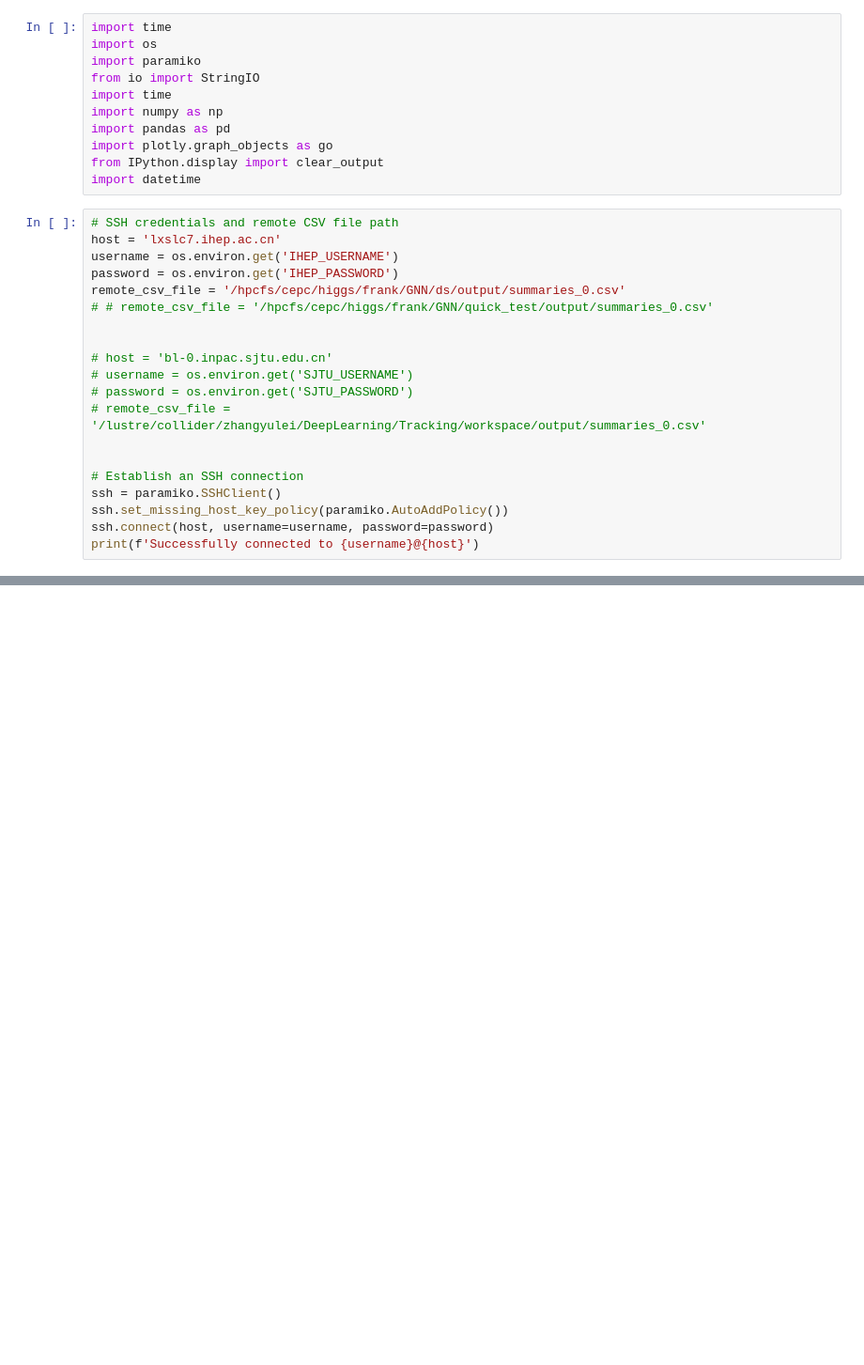
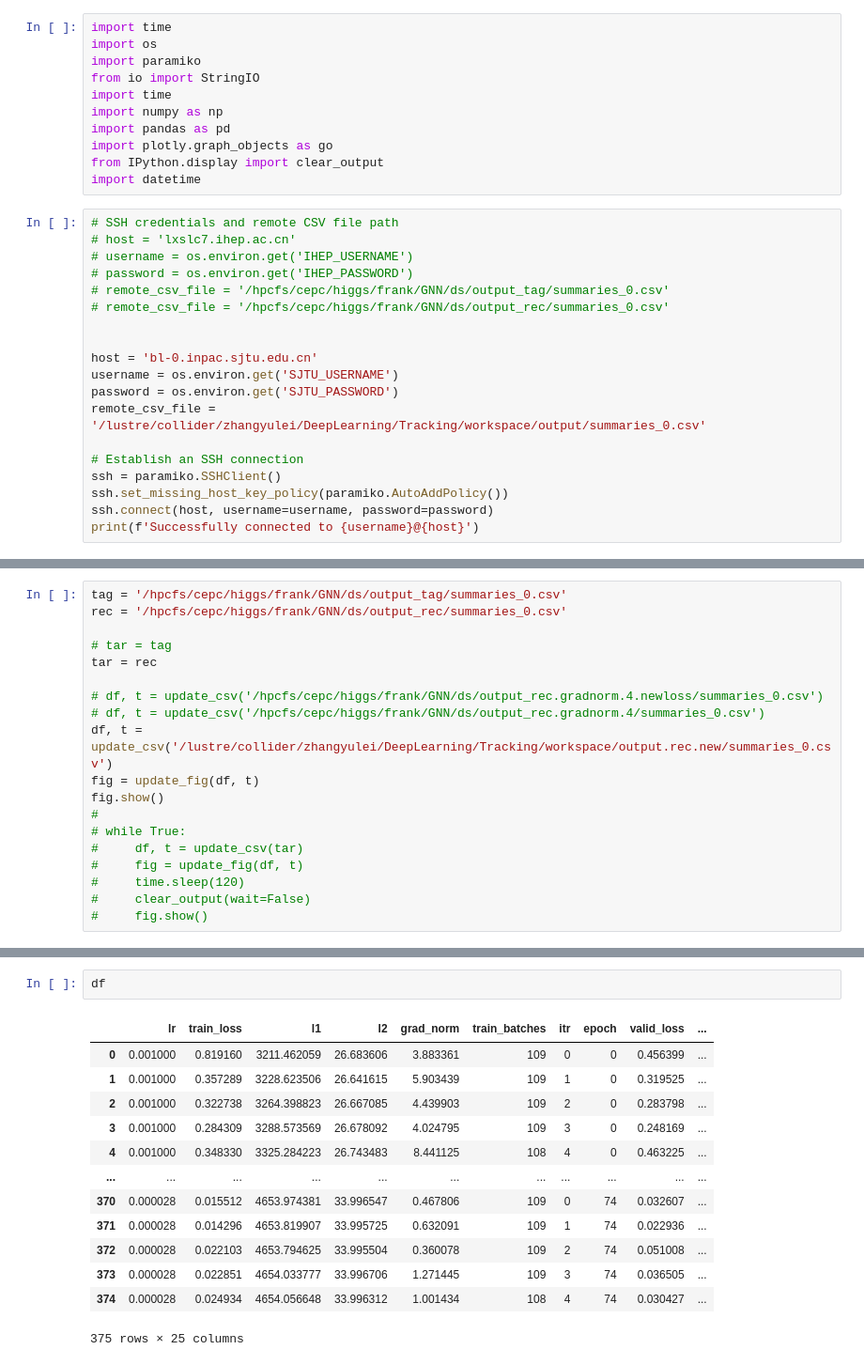
Before and after one commit to Zejia-Lu/trkgnn, a Jupyter notebook: visualization/monitor_ihep.ipynb, the cells around one changed output, grey strips where cells are left out. Shown: that part at 94% size. Drawn from its saved outputs; the diff is of its cells as text; blank space fills up the shorter version.

```diff
--- a/visualization/monitor_ihep.ipynb
+++ b/visualization/monitor_ihep.ipynb
@@ -11,18 +11,17 @@ from IPython.display import clear_output
 import datetime
 # %%
 # SSH credentials and remote CSV file path
-host = 'lxslc7.ihep.ac.cn'
-username = os.environ.get('IHEP_USERNAME')
-password = os.environ.get('IHEP_PASSWORD')
-remote_csv_file = '/hpcfs/cepc/higgs/frank/GNN/ds/output/summaries_0.csv'
-# # remote_csv_file = '/hpcfs/cepc/higgs/frank/GNN/quick_test/output/summaries_0.csv'
+# host = 'lxslc7.ihep.ac.cn'
+# username = os.environ.get('IHEP_USERNAME')
+# password = os.environ.get('IHEP_PASSWORD')
+# remote_csv_file = '/hpcfs/cepc/higgs/frank/GNN/ds/output_tag/summaries_0.csv'
+# remote_csv_file = '/hpcfs/cepc/higgs/frank/GNN/ds/output_rec/summaries_0.csv'
 
 
-# host = 'bl-0.inpac.sjtu.edu.cn'
-# username = os.environ.get('SJTU_USERNAME')
-# password = os.environ.get('SJTU_PASSWORD')
-# remote_csv_file = '/lustre/collider/zhangyulei/DeepLearning/Tracking/workspace/output/summaries_0.csv'
-
+host = 'bl-0.inpac.sjtu.edu.cn'
+username = os.environ.get('SJTU_USERNAME')
+password = os.environ.get('SJTU_PASSWORD')
+remote_csv_file = '/lustre/collider/zhangyulei/DeepLearning/Tracking/workspace/output/summaries_0.csv'
 
 # Establish an SSH connection
 ssh = paramiko.SSHClient()
@@ -205,0 +195,19 @@ while True:
+# %%
+tag = '/hpcfs/cepc/higgs/frank/GNN/ds/output_tag/summaries_0.csv'
+rec = '/hpcfs/cepc/higgs/frank/GNN/ds/output_rec/summaries_0.csv'
+
+# tar = tag
+tar = rec
+
+# df, t = update_csv('/hpcfs/cepc/higgs/frank/GNN/ds/output_rec.gradnorm.4.newloss/summaries_0.csv')
+# df, t = update_csv('/hpcfs/cepc/higgs/frank/GNN/ds/output_rec.gradnorm.4/summaries_0.csv')
+df, t = update_csv('/lustre/collider/zhangyulei/DeepLearning/Tracking/workspace/output.rec.new/summaries_0.csv')
+fig = update_fig(df, t)
+fig.show()
+#
+# while True:
+#     df, t = update_csv(tar)
+#     fig = update_fig(df, t)
+#     time.sleep(120)
+#     clear_output(wait=False)
+#     fig.show()
@@ -205,0 +265,16 @@ while True:
+# %%
+df
+# %% [output]
+|  | lr | train_loss | l1 | l2 | grad_norm | train_batches | itr | epoch | valid_loss | ... |
+| 0 | 0.001000 | 0.819160 | 3211.462059 | 26.683606 | 3.883361 | 109 | 0 | 0 | 0.456399 | ... |
+| 1 | 0.001000 | 0.357289 | 3228.623506 | 26.641615 | 5.903439 | 109 | 1 | 0 | 0.319525 | ... |
+| 2 | 0.001000 | 0.322738 | 3264.398823 | 26.667085 | 4.439903 | 109 | 2 | 0 | 0.283798 | ... |
+| 3 | 0.001000 | 0.284309 | 3288.573569 | 26.678092 | 4.024795 | 109 | 3 | 0 | 0.248169 | ... |
+| 4 | 0.001000 | 0.348330 | 3325.284223 | 26.743483 | 8.441125 | 108 | 4 | 0 | 0.463225 | ... |
+| ... | ... | ... | ... | ... | ... | ... | ... | ... | ... | ... |
+| 370 | 0.000028 | 0.015512 | 4653.974381 | 33.996547 | 0.467806 | 109 | 0 | 74 | 0.032607 | ... |
+| 371 | 0.000028 | 0.014296 | 4653.819907 | 33.995725 | 0.632091 | 109 | 1 | 74 | 0.022936 | ... |
+| 372 | 0.000028 | 0.022103 | 4653.794625 | 33.995504 | 0.360078 | 109 | 2 | 74 | 0.051008 | ... |
+| 373 | 0.000028 | 0.022851 | 4654.033777 | 33.996706 | 1.271445 | 109 | 3 | 74 | 0.036505 | ... |
+| 374 | 0.000028 | 0.024934 | 4654.056648 | 33.996312 | 1.001434 | 108 | 4 | 74 | 0.030427 | ... |
+375 rows × 25 columns
```
Also changed, not shown: parts of 6 cells of this notebook, 6 other files.
